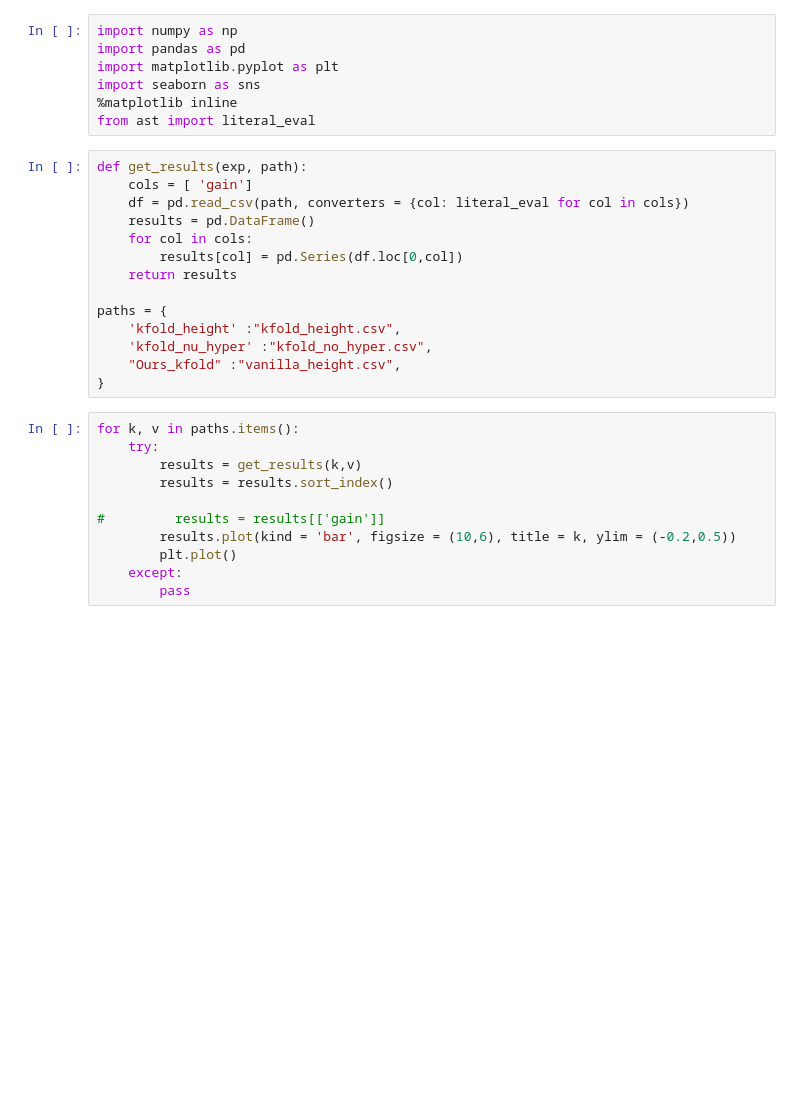
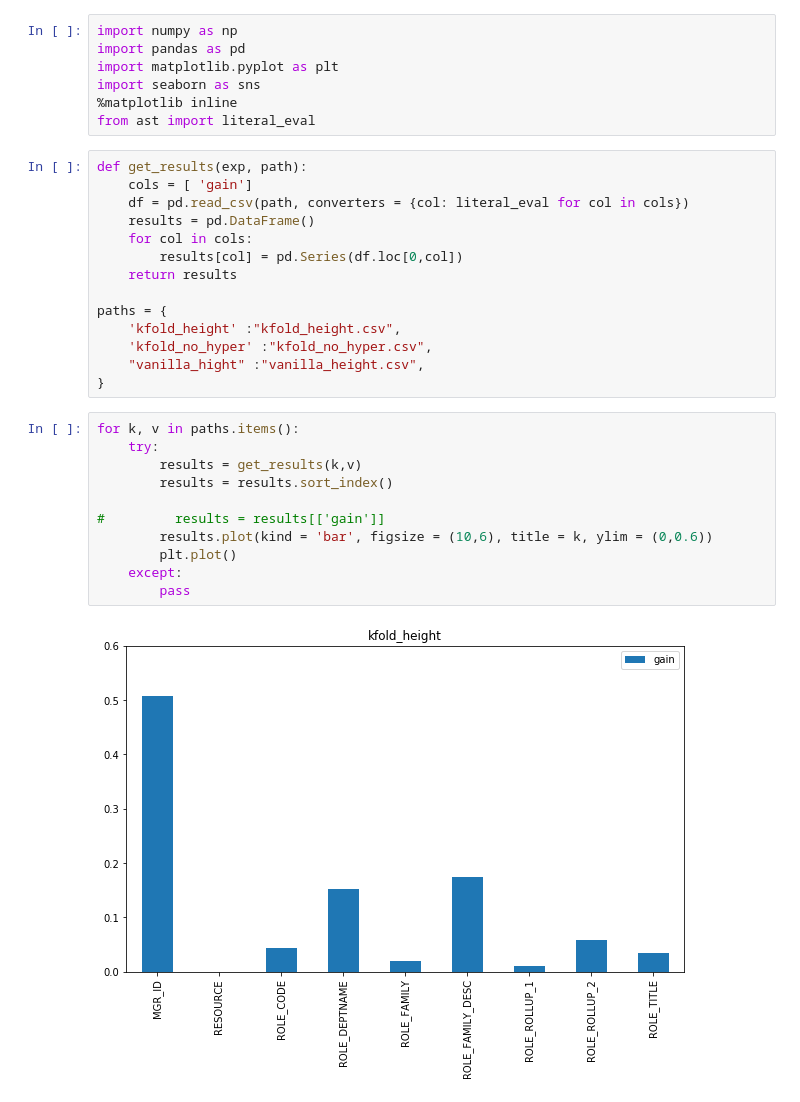
Before and after one commit to AfekIlayAdler/CrossValidatedFeatureSelection, a Jupyter notebook: experiments/no_hyperparameter_tuning/amazon/amazon_nht.ipynb, the cells around one changed output. Saved outputs shown, nothing was run; the diff lists cells and outputs as text; blank space fills up the shorter version.

```diff
--- a/experiments/no_hyperparameter_tuning/amazon/amazon_nht.ipynb
+++ b/experiments/no_hyperparameter_tuning/amazon/amazon_nht.ipynb
@@ -18,17 +18,19 @@ def get_results(exp, path):
 
 paths = {
     'kfold_height' :"kfold_height.csv",
-    'kfold_nu_hyper' :"kfold_no_hyper.csv",
-    "Ours_kfold" :"vanilla_height.csv",
+    'kfold_no_hyper' :"kfold_no_hyper.csv",
+    "vanilla_hight" :"vanilla_height.csv",
 }
 # %%
 for k, v in paths.items():
     try:
         results = get_results(k,v)
         results = results.sort_index()
 
 #         results = results[['gain']]
-        results.plot(kind = 'bar', figsize = (10,6), title = k, ylim = (-0.2,0.5))
+        results.plot(kind = 'bar', figsize = (10,6), title = k, ylim = (0,0.6))
         plt.plot()
     except:
         pass
+# %% [output]
+[figure, added]
```
Also changed, not shown: parts of 6 cells of this notebook, 6 other files.
